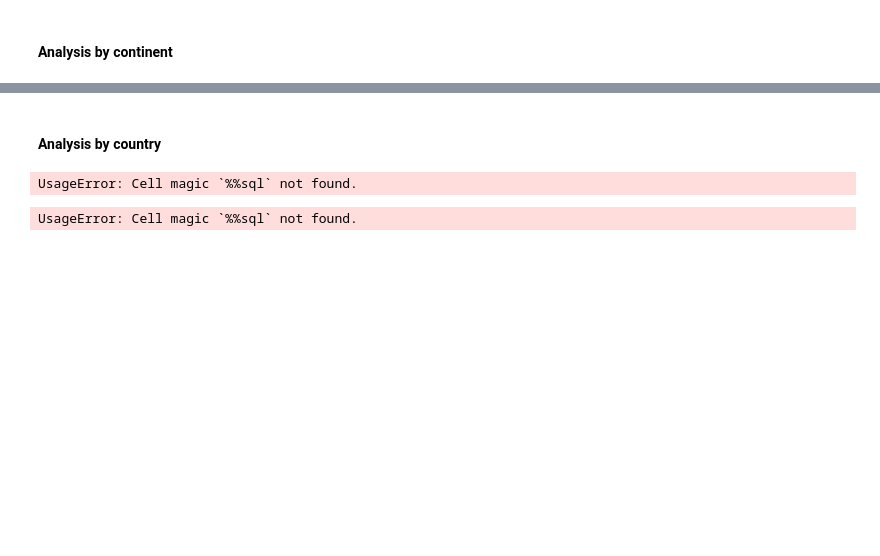
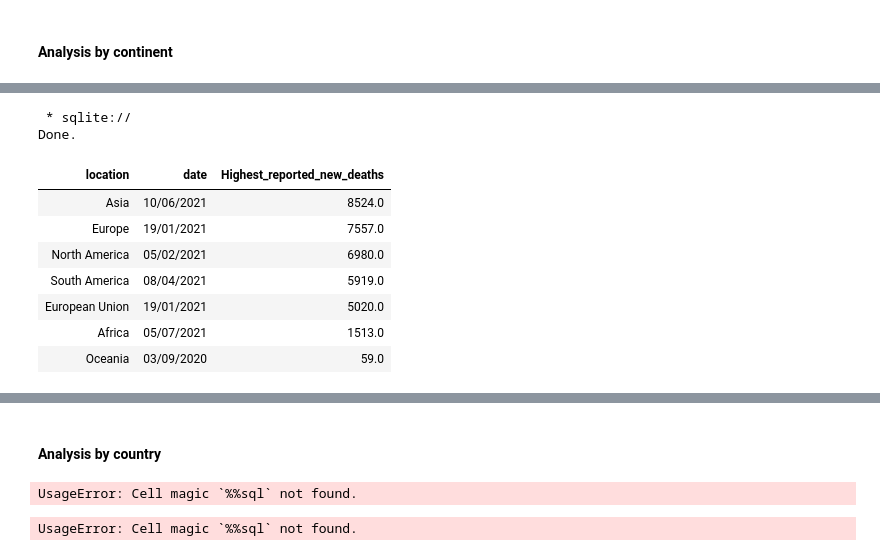
Before and after one commit to MaureenGatu/Data-Analysis, a Jupyter notebook: Global_data_on_confirmed_COVID_19_deaths.ipynb, the cells around one changed output, grey strips where cells are left out. Saved outputs shown, nothing was run; the diff lists cells and outputs as text; code cells hidden in the pictures; blank space fills up the shorter version.

```diff
--- a/Global_data_on_confirmed_COVID_19_deaths.ipynb
+++ b/Global_data_on_confirmed_COVID_19_deaths.ipynb
@@ -242,0 +294,22 @@ Done.
+# %%
+%%sql
+-- Highest_reported_new_deaths per continent
+SELECT location,date, MAX(new_deaths) as Highest_reported_new_deaths
+FROM covid_deaths
+-- To exclude data that was aggregated per continent
+WHERE continent IS  NULL AND location NOT IN ('World','International')
+--Group by location to get highest per country
+GROUP BY location
+--Order in descending order of the highest death count per location
+ORDER BY 3 desc;
+# %% [output]
+ * sqlite://
+Done.
+| location | date | Highest_reported_new_deaths |
+| Asia | 10/06/2021 | 8524.0 |
+| Europe | 19/01/2021 | 7557.0 |
+| North America | 05/02/2021 | 6980.0 |
+| South America | 08/04/2021 | 5919.0 |
+| European Union | 19/01/2021 | 5020.0 |
+| Africa | 05/07/2021 | 1513.0 |
+| Oceania | 03/09/2020 | 59.0 |
```
Also changed, not shown: parts of 13 cells of this notebook.
